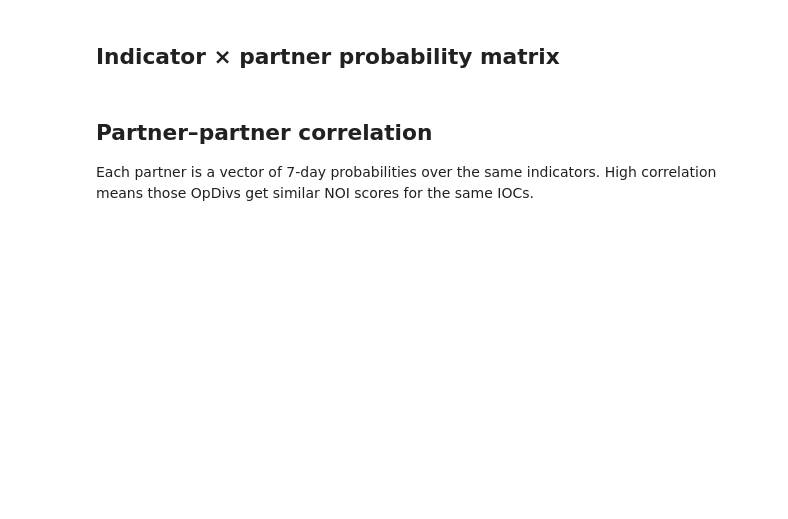
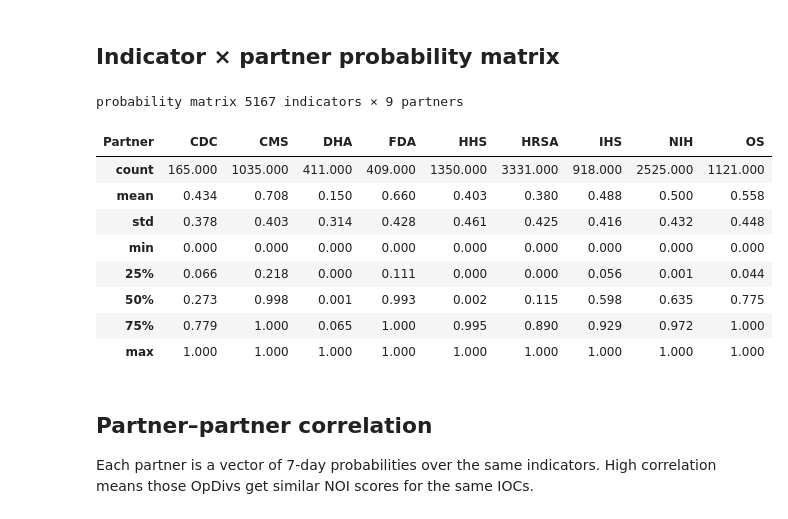
Before and after one commit to jaytlinaskew-OIS/HTOC, a Jupyter notebook: notebooks/NextObservedRelationships/NextObservedRelationships.ipynb, the cells around one changed output. Drawn from its saved outputs; the diff is of its cells as text; code cells hidden in the pictures; blank space fills up the shorter version.

```diff
--- a/notebooks/NextObservedRelationships/NextObservedRelationships.ipynb
+++ b/notebooks/NextObservedRelationships/NextObservedRelationships.ipynb
@@ -61,25 +74,38 @@ NOI_df.head()
 # %%
 %matplotlib inline
 import numpy as np
 import matplotlib.pyplot as plt
 
 plt.close("all")
 
 noi = NOI_df.copy()
 noi["active_7d"] = noi["Observed Today"].eq(1) | (noi["Frequency (7d)"].fillna(0) > 0)
 
 prob_mat = (
     noi.pivot_table(index="Indicator", columns="Partner", values="noi_prob_7", aggfunc="max")
     .sort_index(axis=1)
 )
 active_mat = (
     noi.pivot_table(index="Indicator", columns="Partner", values="active_7d", aggfunc="max")
-    .fillna(False)
-    .astype(bool)
+    .eq(True)
     .reindex(columns=prob_mat.columns)
 )
 print(f"probability matrix {prob_mat.shape[0]} indicators × {prob_mat.shape[1]} partners")
+if prob_mat.shape[1] < len(allowed_folders):
+    missing = sorted(set(allowed_folders) - set(prob_mat.columns))
+    print(f"missing partner files today: {missing}")
 display(prob_mat.describe().round(3))
+# %% [output]
+probability matrix 5167 indicators × 9 partners
+| Partner | CDC | CMS | DHA | FDA | HHS | HRSA | IHS | NIH | OS |
+| count | 165.000 | 1035.000 | 411.000 | 409.000 | 1350.000 | 3331.000 | 918.000 | 2525.000 | 1121.000 |
+| mean | 0.434 | 0.708 | 0.150 | 0.660 | 0.403 | 0.380 | 0.488 | 0.500 | 0.558 |
+| std | 0.378 | 0.403 | 0.314 | 0.428 | 0.461 | 0.425 | 0.416 | 0.432 | 0.448 |
+| min | 0.000 | 0.000 | 0.000 | 0.000 | 0.000 | 0.000 | 0.000 | 0.000 | 0.000 |
+| 25% | 0.066 | 0.218 | 0.000 | 0.111 | 0.000 | 0.000 | 0.056 | 0.001 | 0.044 |
+| 50% | 0.273 | 0.998 | 0.001 | 0.993 | 0.002 | 0.115 | 0.598 | 0.635 | 0.775 |
+| 75% | 0.779 | 1.000 | 0.065 | 1.000 | 0.995 | 0.890 | 0.929 | 0.972 | 1.000 |
+| max | 1.000 | 1.000 | 1.000 | 1.000 | 1.000 | 1.000 | 1.000 | 1.000 | 1.000 |
 # %% [markdown]
 ## Partner–partner correlation
 
```
Also changed, not shown: parts of 6 cells of this notebook, 7 other files.
